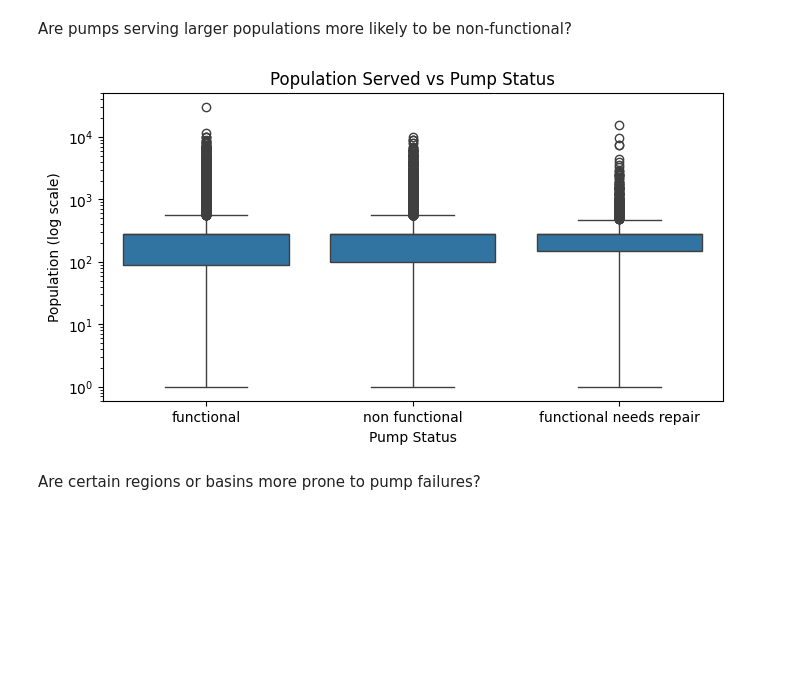
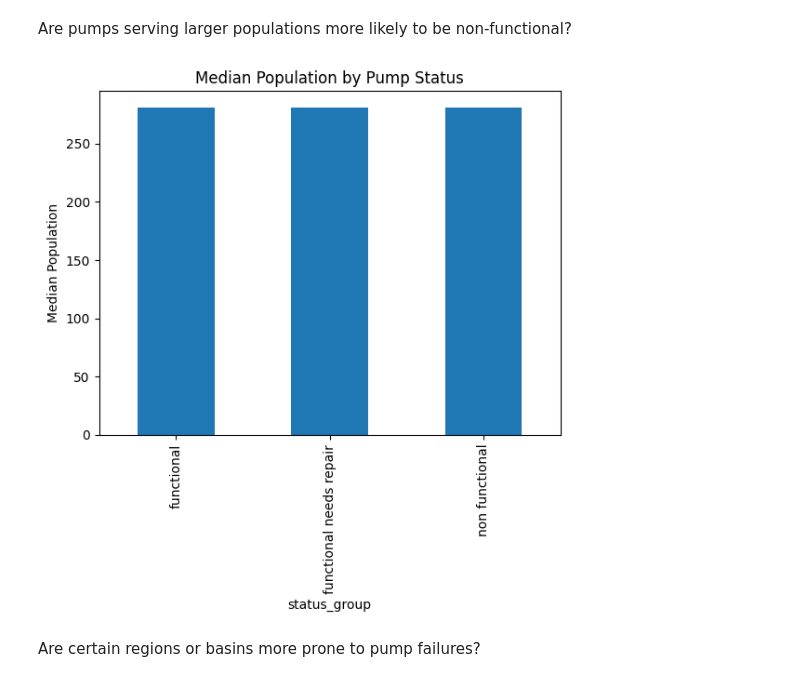
Before and after one commit to Emeriego/PumpHealth, a Jupyter notebook: notebooks/01_exploratory_data_analysis.ipynb, the cells around one changed output. Saved outputs shown, nothing was run; the diff lists cells and outputs as text; code cells hidden in the pictures; blank space fills up the shorter version.

```diff
--- a/notebooks/01_exploratory_data_analysis.ipynb
+++ b/notebooks/01_exploratory_data_analysis.ipynb
@@ -95,15 +140,12 @@ plt.show()
 # %% [markdown]
 Are pumps serving larger populations more likely to be non-functional?
 # %%
-plt.figure(figsize=(8,4))
-sns.boxplot(x='status_group', y='population', data=df)
-plt.yscale('log')  # population is skewed
-plt.title("Population Served vs Pump Status")
-plt.xlabel("Pump Status")
-plt.ylabel("Population (log scale)")
+df.groupby('status_group')['population'].median().plot(kind='bar')
+plt.title("Median Population by Pump Status")
+plt.ylabel("Median Population")
 plt.show()
 # %% [output]
-[figure, old version]
+[figure, new version]
 # %% [markdown]
 Are certain regions or basins more prone to pump failures?
 # %%
```
Also changed, not shown: parts of 5 cells of this notebook, 1 other file.
